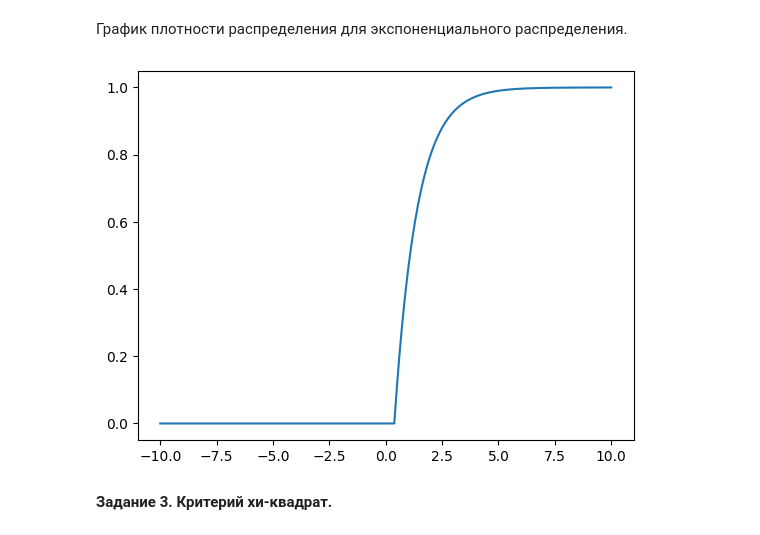
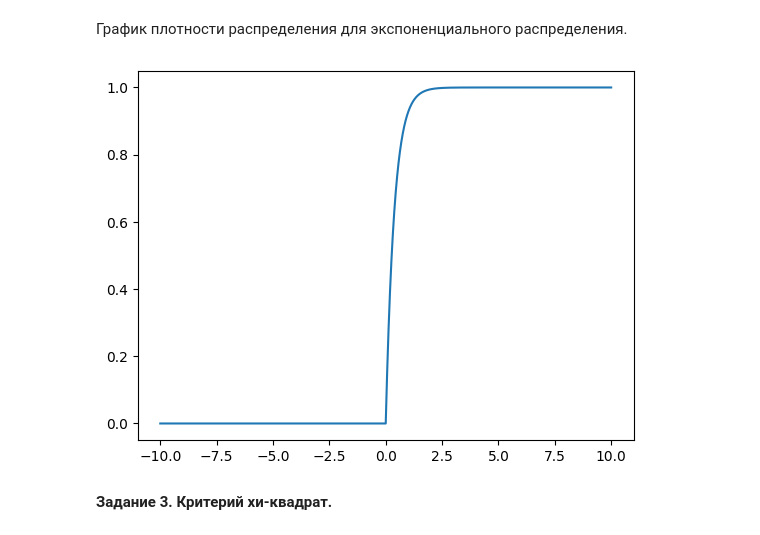
Before and after one commit to feelitbreak/tpmsLab, a Jupyter notebook: tpmsLab.ipynb, the cells around one changed output. Cells and saved outputs as stored; diff of their text form; code cells hidden in the pictures.

```diff
--- a/tpmsLab.ipynb
+++ b/tpmsLab.ipynb
@@ -82,10 +82,10 @@ plt.show()
 # %% [markdown]
 График плотности распределения для экспоненциального распределения.
 # %%
-plt.plot(x_axis, expon.cdf(x_axis, expon_mu))
+plt.plot(x_axis, expon.cdf(x_axis, scale = expon_mu))
 plt.show()
 # %% [output]
-[figure, old version]
+[figure, new version]
 # %% [markdown]
 **Задание 3. Критерий хи-квадрат.**
 # %% [markdown]
```
Also changed, not shown: parts of 10 cells of this notebook.
